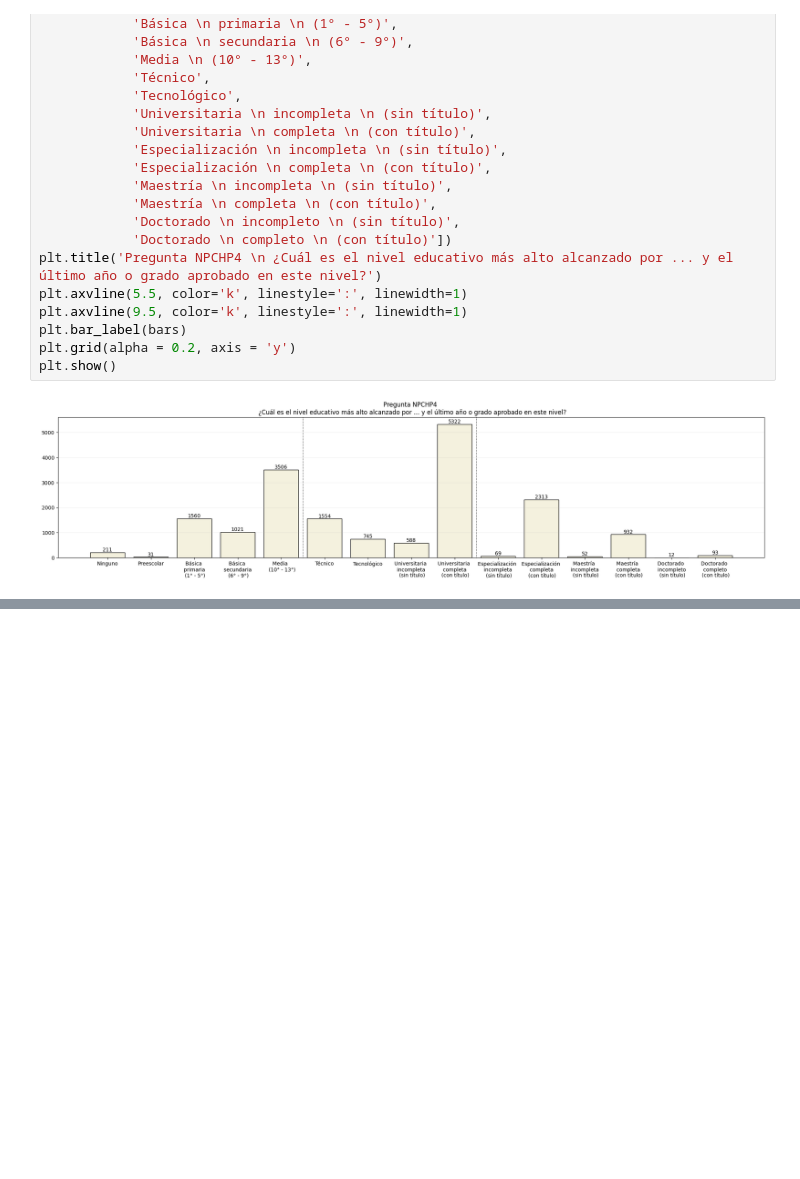
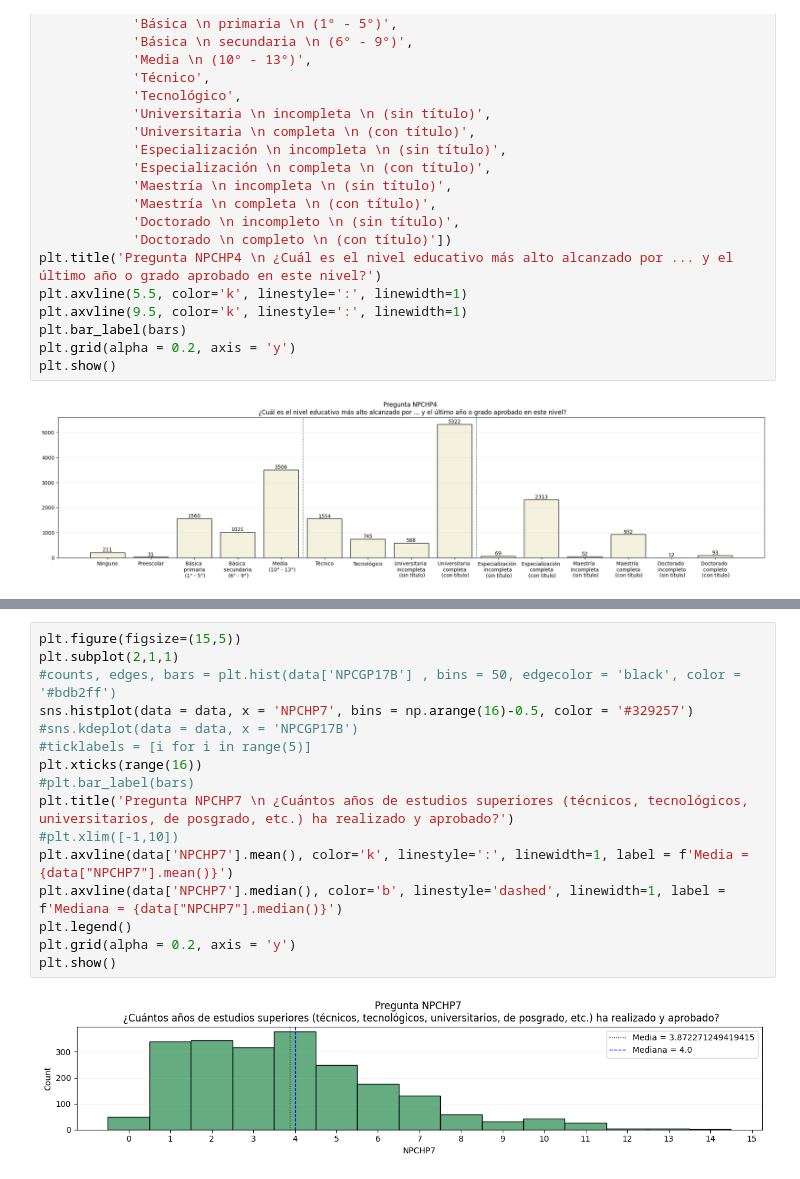
Before and after one commit to pinnzonandres/Encuesta-Multiproposito-Suba, a Jupyter notebook: Jupyter Scripts/EDA & Limpieza - Parte 3.ipynb, the cells around one changed output, grey strips where cells are left out. Saved outputs shown, nothing was run; the diff lists cells and outputs as text; blank space fills up the shorter version.

```diff
--- a/Jupyter Scripts/EDA & Limpieza - Parte 3.ipynb
+++ b/Jupyter Scripts/EDA & Limpieza - Parte 3.ipynb
@@ -195,0 +273,18 @@ plt.show()
+# %%
+plt.figure(figsize=(15,5))
+plt.subplot(2,1,1)
+#counts, edges, bars = plt.hist(data['NPCGP17B'] , bins = 50, edgecolor = 'black', color = '#bdb2ff')
+sns.histplot(data = data, x = 'NPCHP7', bins = np.arange(16)-0.5, color = '#329257')
+#sns.kdeplot(data = data, x = 'NPCGP17B')
+#ticklabels = [i for i in range(5)]
+plt.xticks(range(16))
+#plt.bar_label(bars)
+plt.title('Pregunta NPCHP7 \n ¿Cuántos años de estudios superiores (técnicos, tecnológicos, universitarios, de posgrado, etc.) ha realizado y aprobado?')
+#plt.xlim([-1,10])
+plt.axvline(data['NPCHP7'].mean(), color='k', linestyle=':', linewidth=1, label = f'Media = {data["NPCHP7"].mean()}')
+plt.axvline(data['NPCHP7'].median(), color='b', linestyle='dashed', linewidth=1, label = f'Mediana = {data["NPCHP7"].median()}')
+plt.legend()
+plt.grid(alpha = 0.2, axis = 'y')
+plt.show()
+# %% [output]
+[figure, added]
```
Also changed, not shown: parts of 56 cells of this notebook, 1 other file.
